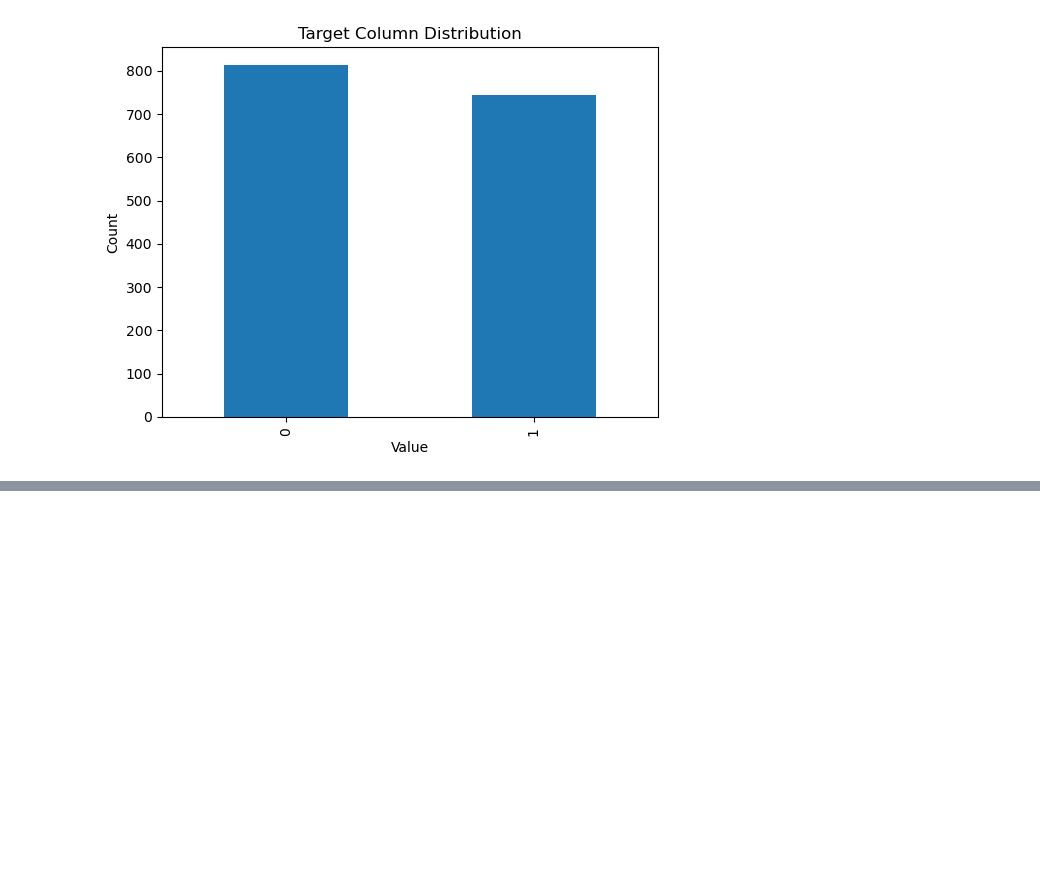
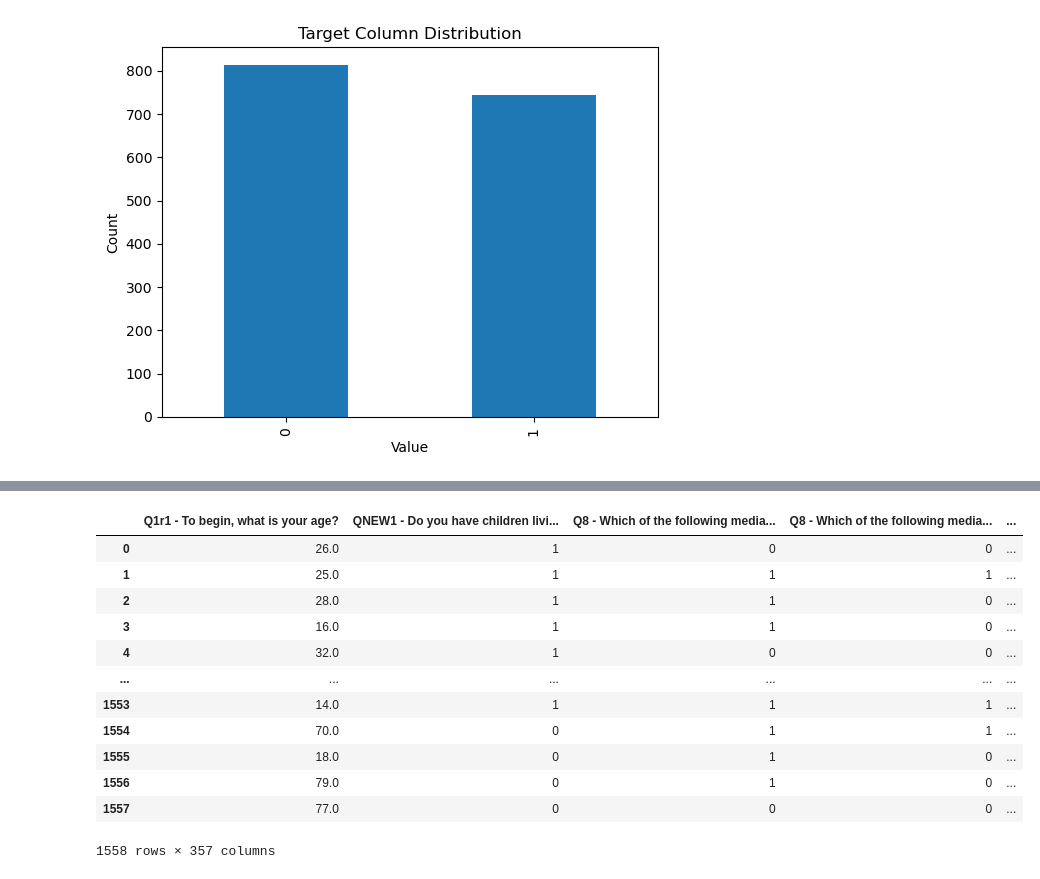
Before and after one commit to maskegger/Deloitte-Survey-Analysis, a Jupyter notebook: Model Training and Evaluation.ipynb, the cells around one changed output, grey strips where cells are left out. Cells and saved outputs as stored; diff of their text form; code cells hidden in the pictures; blank space fills up the shorter version.

```diff
--- a/Model Training and Evaluation.ipynb
+++ b/Model Training and Evaluation.ipynb
@@ -214,0 +220,16 @@ plt.show()
+# %%
+df.drop(target_col, axis=1)
+# %% [output]
+|  | Q1r1 - To begin, what is your age? | QNEW1 - Do you have children livi... | Q8 - Which of the following media... | Q8 - Which of the following media... | ... |
+| 0 | 26.0 | 1 | 0 | 0 | ... |
+| 1 | 25.0 | 1 | 1 | 1 | ... |
+| 2 | 28.0 | 1 | 1 | 0 | ... |
+| 3 | 16.0 | 1 | 1 | 0 | ... |
+| 4 | 32.0 | 1 | 0 | 0 | ... |
+| ... | ... | ... | ... | ... | ... |
+| 1553 | 14.0 | 1 | 1 | 1 | ... |
+| 1554 | 70.0 | 0 | 1 | 1 | ... |
+| 1555 | 18.0 | 0 | 1 | 0 | ... |
+| 1556 | 79.0 | 0 | 1 | 0 | ... |
+| 1557 | 77.0 | 0 | 0 | 0 | ... |
+1558 rows × 357 columns
```
Also changed, not shown: parts of 10 cells of this notebook, 1 other file.
